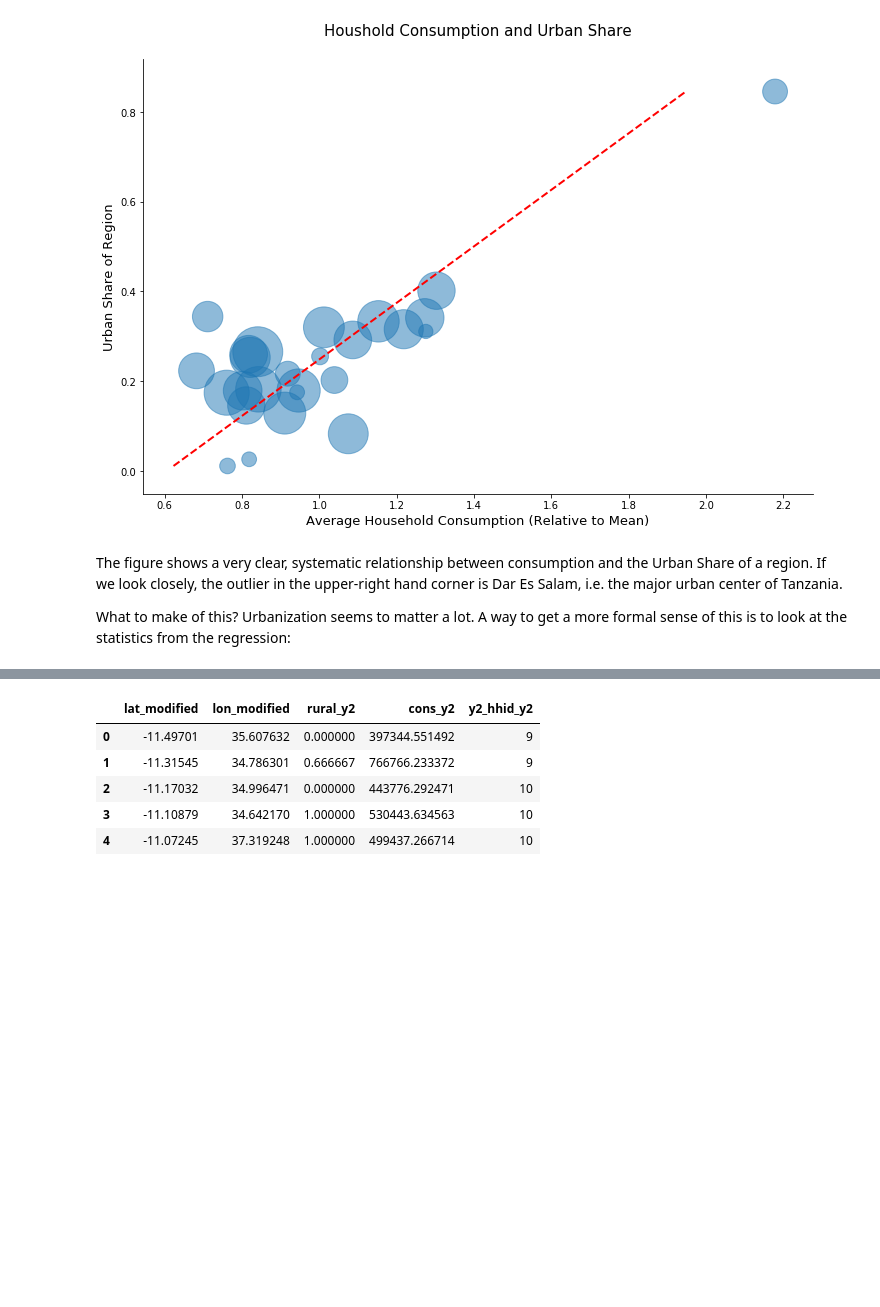
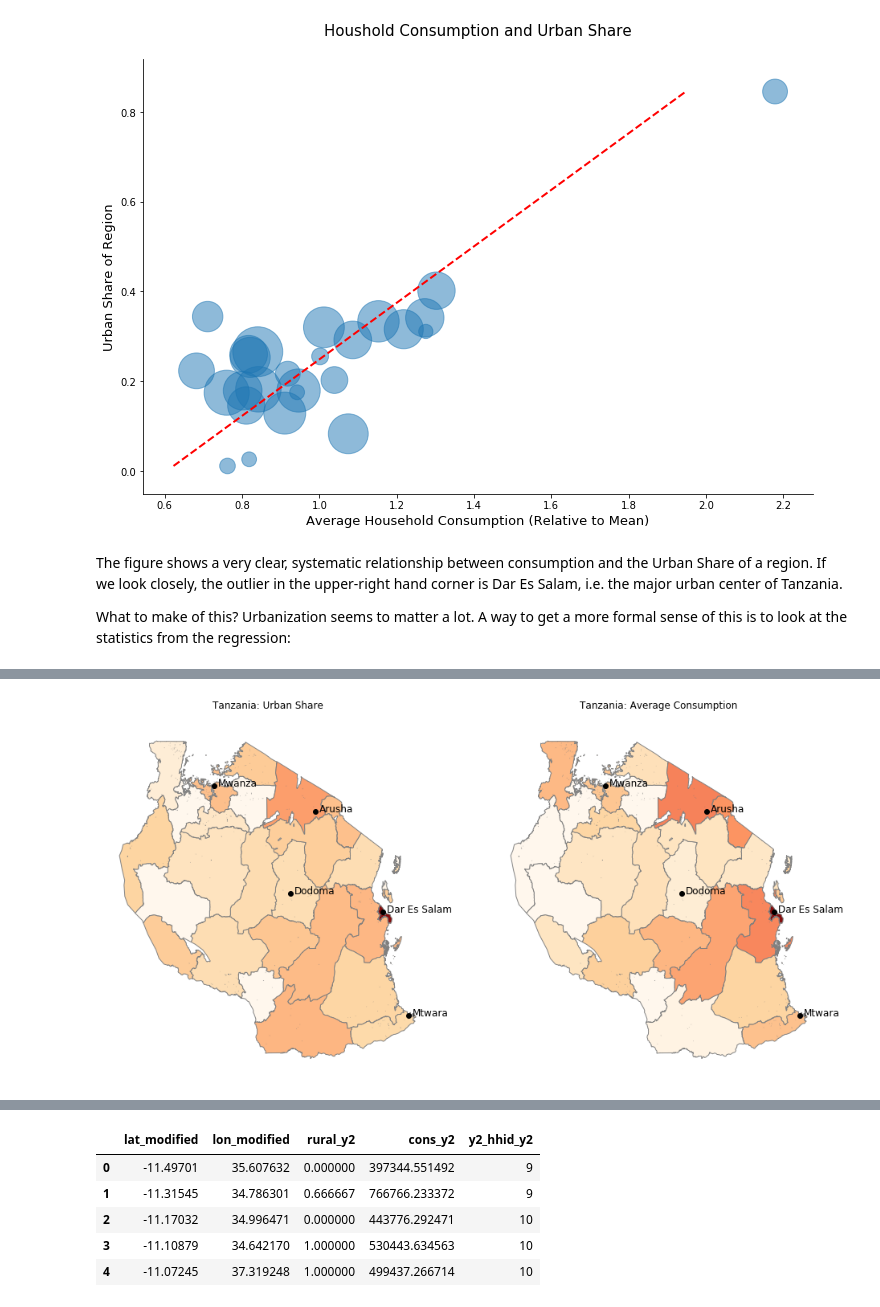
Before and after one commit to mwaugh0328/Data_Bootcamp_Final_Project, a Jupyter notebook: Waugh_Final_Project.ipynb, the cells around one changed output, grey strips where cells are left out. Cells and saved outputs as stored; diff of their text form; code cells hidden in the pictures; blank space fills up the shorter version.

```diff
--- a/Waugh_Final_Project.ipynb
+++ b/Waugh_Final_Project.ipynb
@@ -383,0 +439,14 @@ Step one: Groupby the location.
+# %%
+region_data.reset_index(inplace = True)
+
+region_data.rename(columns = {"region_y2":"Region_Nam"}, inplace = True)
+
+region_data["log_cons"] = np.log(region_data.avg_reg_cons)
+
+tanz_map  = tanz_map.merge(region_data, on='Region_Nam', how = "outer")
+# Need to use GEOPANDAS merge to keep the type, pd.merge works, its
+# just that the new type is a dataframe, maybe conversion is possible?
+# I took the outer as I want the shapes to be there for the regions (a couple)
+# for which there is no data.
+
+#tanz_map.head(10)
@@ -383,0 +455,68 @@ Step one: Groupby the location.
+# %%
+fig, ax = plt.subplots(1,2,figsize = (16,8))
+
+# First create the map for the urban share
+
+tanz_map.plot(ax = ax[0], edgecolor='tab:grey', column='frac_urban', cmap='OrRd', alpha = 0.95)
+
+newdata.plot(ax = ax[0], color = 'k')
+
+######################################################################################
+# populate with the city names
+count = 0
+for var in coordinates:
+
+    citynames[count]
+
+    ax[0].text(var[0]+0.15,var[1],citynames[count], fontsize = 12)
+
+    count = count + 1
+
+######################################################################################
+# Make it look preety...
+
+ax[0].spines["right"].set_visible(False)
+ax[0].spines["top"].set_visible(False)
+ax[0].spines["left"].set_visible(False)
+ax[0].spines["bottom"].set_visible(False)
+
+ax[0].get_xaxis().set_visible(False)
+ax[0].get_yaxis().set_visible(False)
+
+ax[0].set_title("Tanzania: Urban Share\n")
+
+######################################################################################
+######################################################################################
+# Then lets create the map for consumption...
+
+tanz_map.plot(ax = ax[1], edgecolor='tab:grey', column='log_cons', cmap="OrRd", alpha = 0.95)
+
+newdata.plot(ax = ax[1], color = 'k')
+
+######################################################################################
+# populate with the city names
+count = 0
+for var in coordinates:
+
+    citynames[count]
+
+    ax[1].text(var[0]+0.15,var[1],citynames[count], fontsize = 12)
+
+    count = count + 1
+
+######################################################################################
+
+ax[1].spines["right"].set_visible(False)
+ax[1].spines["top"].set_visible(False)
+ax[1].spines["left"].set_visible(False)
+ax[1].spines["bottom"].set_visible(False)
+
+ax[1].get_xaxis().set_visible(False)
+ax[1].get_yaxis().set_visible(False)
+
+ax[1].set_title("Tanzania: Average Consumption\n")
+
+
+plt.show()
+# %% [output]
+[figure, added]
```
Also changed, not shown: parts of 34 cells of this notebook.
